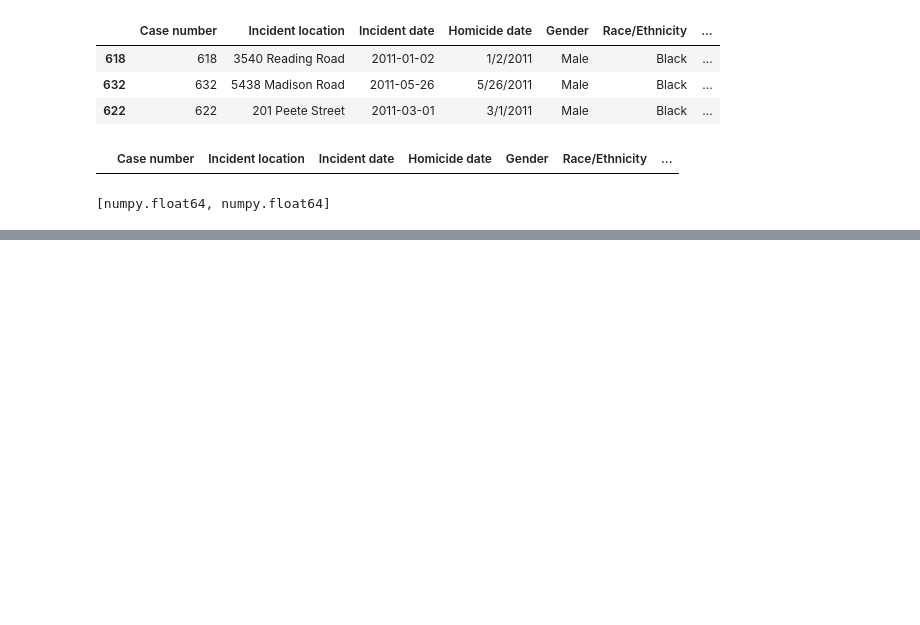
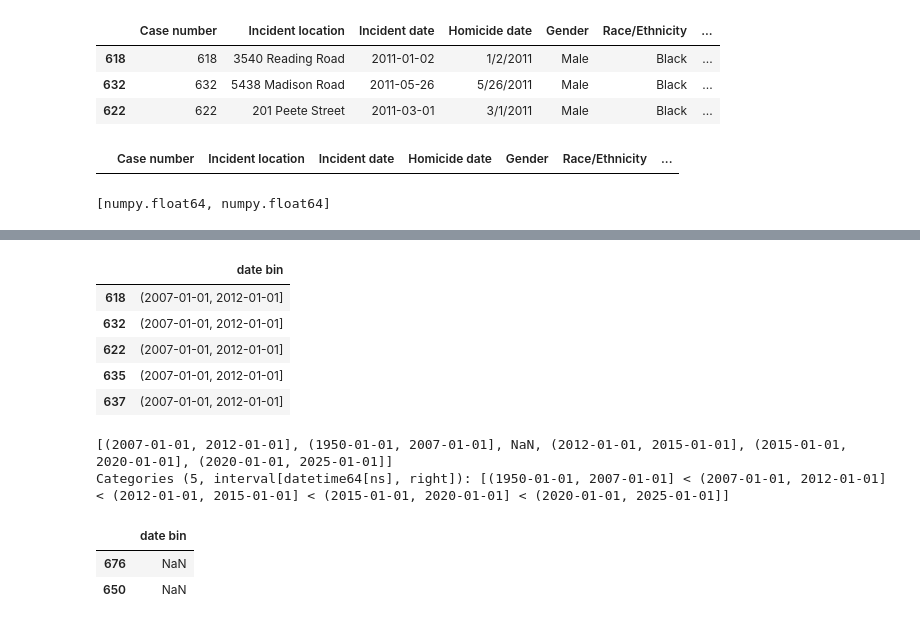
Before and after one commit to IsabelsRepo/IsabelsRepo, a Jupyter notebook: Data-Science/Unsolved Homicide Analysis/Unsolved_Homicides.ipynb, the cells around one changed output, grey strips where cells are left out. Saved outputs shown, nothing was run; the diff lists cells and outputs as text; code cells hidden in the pictures; blank space fills up the shorter version.

```diff
--- a/Data-Science/Unsolved Homicide Analysis/Unsolved_Homicides.ipynb
+++ b/Data-Science/Unsolved Homicide Analysis/Unsolved_Homicides.ipynb
@@ -830,0 +829,6 @@ fix cases
+# %%
+case_bins = ['1950-01-01', '2007-01-01','2012-01-01','2015-01-01','2020-01-01','2025-01-01']
+case_bins = pd.to_datetime(case_bins)
+# %%
+case_df['Incident date'] = pd.to_datetime(case_df['Incident date'])
+case_df['Incident date'].dtype
@@ -830,0 +850,16 @@ fix cases
+# %%
+case_age_df = pd.DataFrame(pd.cut(case_df['Incident date'], bins=case_bins))
+case_age_df.columns = ['date bin']
+case_age_df.head()
+# %% [output]
+|  | date bin |
+| 618 | (2007-01-01, 2012-01-01] |
+| 632 | (2007-01-01, 2012-01-01] |
+| 622 | (2007-01-01, 2012-01-01] |
+| 635 | (2007-01-01, 2012-01-01] |
+| 637 | (2007-01-01, 2012-01-01] |
+# %%
+pd.unique(case_age_df['date bin'])
+# %% [output]
+[(2007-01-01, 2012-01-01], (1950-01-01, 2007-01-01], NaN, (2012-01-01, 2015-01-01], (2015-01-01, 2020-01-01], (2020-01-01, 2025-01-01]]
+Categories (5, interval[datetime64[ns], right]): [(1950-01-01, 2007-01-01] < (2007-01-01, 2012-01-01] < (2012-01-01, 2015-01-01] < (2015-01-01, 2020-01-01] < (2020-01-01, 2025-01-01]]
@@ -830,0 +869,6 @@ fix cases
+# %%
+case_age_df[case_age_df['date bin'].isna()==True]
+# %% [output]
+|  | date bin |
+| 676 | NaN |
+| 650 | NaN |
```
Also changed, not shown: parts of 21 cells of this notebook.
